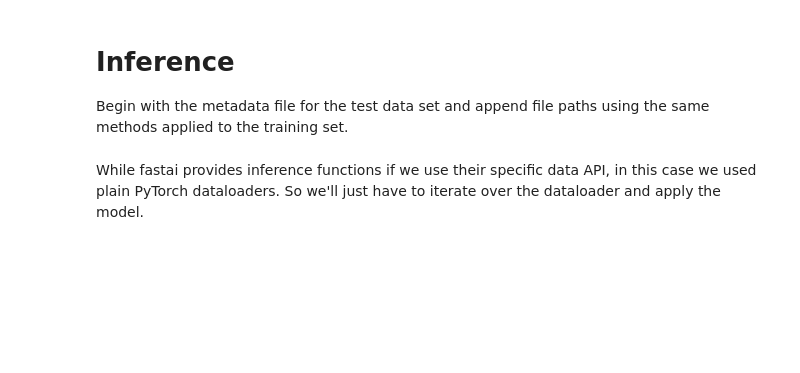
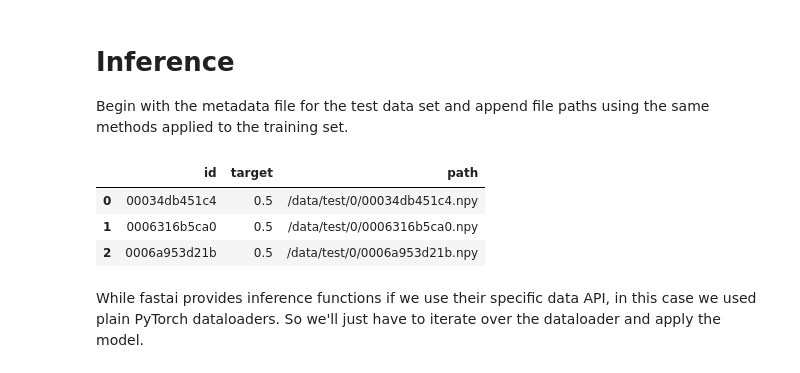
Before and after one commit to jeffreyegan/SETI_Breakthrough_Listen, a Jupyter notebook: SETI_Breakthrough_Listen_Pytorch_CNN.ipynb, the cells around one changed output. Saved outputs shown, nothing was run; the diff lists cells and outputs as text; code cells hidden in the pictures; blank space fills up the shorter version.

```diff
--- a/SETI_Breakthrough_Listen_Pytorch_CNN.ipynb
+++ b/SETI_Breakthrough_Listen_Pytorch_CNN.ipynb
@@ -193,9 +219,14 @@ Begin with the metadata file for the test data set and append file paths using t
 # %%
-test_df = pd.read_csv(os.path.join(os.path.join('labels','sample_submission.csv'))
+test_df = pd.read_csv(os.path.join(os.path.join('labels','sample_submission.csv')))
 
 test_dir = os.path.join('/', 'data', 'test')
 test_df['path'] = test_df['id'].apply(lambda x: test_dir+os.path.join('/')+f'{x[0]}/{x}.npy')
 test_df.head(3)
+# %% [output]
+|  | id | target | path |
+| 0 | 00034db451c4 | 0.5 | /data/test/0/00034db451c4.npy |
+| 1 | 0006316b5ca0 | 0.5 | /data/test/0/0006316b5ca0.npy |
+| 2 | 0006a953d21b | 0.5 | /data/test/0/0006a953d21b.npy |
 # %%
 test_ds = SETIDataset(test_df)
 # %%
```
Also changed, not shown: parts of 6 cells of this notebook, 4 other files.
